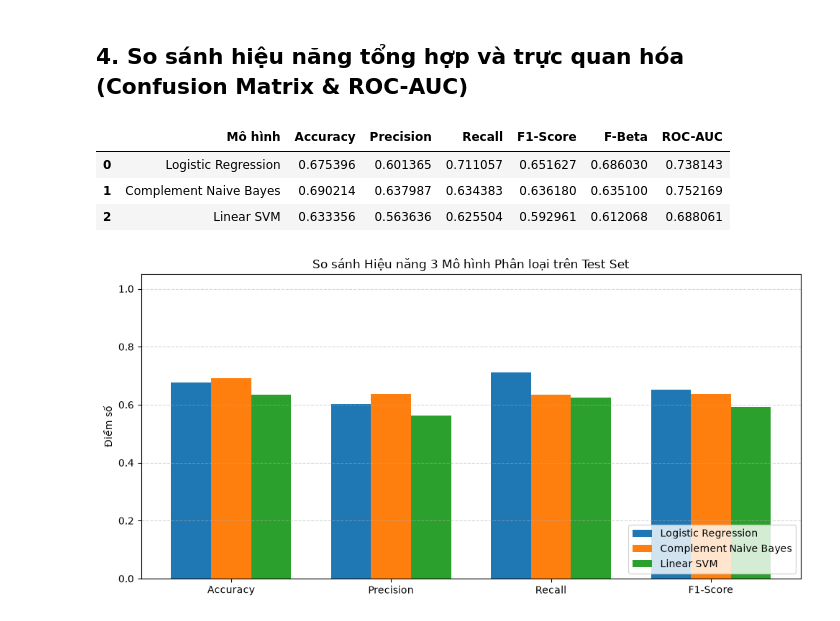
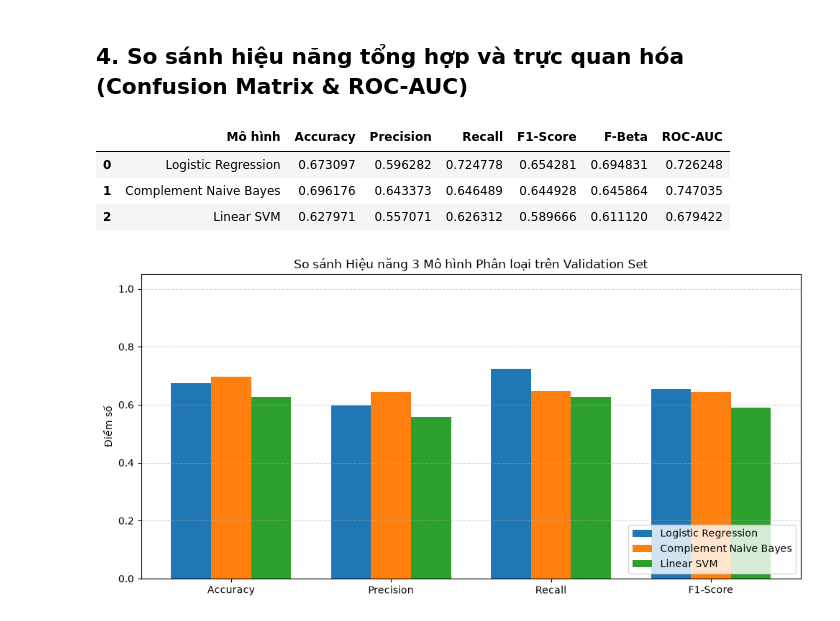
Before and after one commit to iamtien77/spam_classifier, a Jupyter notebook: notebooks/03_model_baseline_and_training.ipynb, the cells around one changed output. Saved outputs shown, nothing was run; the diff lists cells and outputs as text; code cells hidden in the pictures.

```diff
--- a/notebooks/03_model_baseline_and_training.ipynb
+++ b/notebooks/03_model_baseline_and_training.ipynb
@@ -82,20 +88,20 @@ Nạp dữ liệu từ data/processed/...
 # %%
 # Huấn luyện mô hình 1: Logistic Regression From-Scratch
 lr_model = LogisticRegressionFromScratch(
-    C=1.0, learning_rate=1.0, max_iter=150, class_weight='balanced'
+    C=1.0, learning_rate=1.0, max_iter=150, class_weight='balanced', random_state=config.random_state
 )
 print('Đang huấn luyện Logistic Regression From-Scratch...')
 lr_model.fit(X_train, y_train)
 
-y_pred_lr = lr_model.predict(X_test, threshold=0.5)
-y_prob_lr = lr_model.predict_proba(X_test)[:, 1]
+y_pred_lr = lr_model.predict(X_val, threshold=0.5)
+y_prob_lr = lr_model.predict_proba(X_val)[:, 1]
 
-metrics_lr = evaluator.compute_all_metrics(y_test, y_pred_lr, y_prob=y_prob_lr, beta=2.0)
+metrics_lr = evaluator.compute_all_metrics(y_val, y_pred_lr, y_prob=y_prob_lr, beta=2.0)
 
 # Bảng kết quả đánh giá Logistic Regression dạng DataFrame
 df_metrics_lr = pd.DataFrame([{
     "Mô hình": "Logistic Regression (From-Scratch)",
-    "Tập đánh giá": "Test Set (10%)",
+    "Tập đánh giá": "Validation Set (10%)",
     "Accuracy": round(metrics_lr['accuracy'], 4),
     "Precision": round(metrics_lr['precision'], 4),
     "Recall": round(metrics_lr['recall'], 4),
@@ -113,20 +119,20 @@ display(df_metrics_lr)
 # %%
 # Huấn luyện mô hình 2: Support Vector Machines (Linear SVM) From-Scratch
 svm_model = LinearSVMFromScratch(
-    C=1.0, learning_rate=0.5, max_iter=100, class_weight='balanced'
+    C=1.0, learning_rate=0.5, max_iter=100, class_weight='balanced', random_state=config.random_state
 )
 print('Đang huấn luyện Linear SVM From-Scratch...')
 svm_model.fit(X_train, y_train)
 
-y_pred_svm = svm_model.predict(X_test, threshold=0.0)
-y_prob_svm = svm_model.predict_proba(X_test)[:, 1]
+y_pred_svm = svm_model.predict(X_val, threshold=0.0)
+y_prob_svm = svm_model.predict_proba(X_val)[:, 1]
 
-metrics_svm = evaluator.compute_all_metrics(y_test, y_pred_svm, y_prob=y_prob_svm, beta=2.0)
+metrics_svm = evaluator.compute_all_metrics(y_val, y_pred_svm, y_prob=y_prob_svm, beta=2.0)
 
 # Bảng kết quả đánh giá Linear SVM dạng DataFrame
 df_metrics_svm = pd.DataFrame([{
     "Mô hình": "Linear SVM (From-Scratch)",
-    "Tập đánh giá": "Test Set (10%)",
+    "Tập đánh giá": "Validation Set (10%)",
     "Accuracy": round(metrics_svm['accuracy'], 4),
     "Precision": round(metrics_svm['precision'], 4),
     "Recall": round(metrics_svm['recall'], 4),
@@ -147,15 +153,15 @@ nb_model = NaiveBayesClassifier(alpha=1.0, kind='complement')
 print('Đang huấn luyện Complement Naive Bayes From-Scratch...')
 nb_model.fit(X_train, y_train)
 
-y_pred_nb = nb_model.predict(X_test, threshold=0.5)
-y_prob_nb = nb_model.predict_proba(X_test)[:, 1]
+y_pred_nb = nb_model.predict(X_val, threshold=0.5)
+y_prob_nb = nb_model.predict_proba(X_val)[:, 1]
 
-metrics_nb = evaluator.compute_all_metrics(y_test, y_pred_nb, y_prob=y_prob_nb, beta=2.0)
+metrics_nb = evaluator.compute_all_metrics(y_val, y_pred_nb, y_prob=y_prob_nb, beta=2.0)
 
 # Bảng kết quả đánh giá Complement Naive Bayes dạng DataFrame
 df_metrics_nb = pd.DataFrame([{
     "Mô hình": "Complement Naive Bayes (From-Scratch)",
-    "Tập đánh giá": "Test Set (10%)",
+    "Tập đánh giá": "Validation Set (10%)",
     "Accuracy": round(metrics_nb['accuracy'], 4),
     "Precision": round(metrics_nb['precision'], 4),
     "Recall": round(metrics_nb['recall'], 4),
@@ -173,34 +179,34 @@ display(df_metrics_nb)
 # %%
 # Bảng tổng hợp đối sánh 3 mô hình
 summary_df = evaluator.build_comparison_summary({
     'Logistic Regression': metrics_lr,
     'Linear SVM': metrics_svm,
     'Complement Naive Bayes': metrics_nb,
 })
 display(summary_df)
 
 # Trực quan hóa so sánh hiệu năng trên cùng một biểu đồ
 fig, ax = plt.subplots(figsize=(10, 5))
 metrics_plot = ['Accuracy', 'Precision', 'Recall', 'F1-Score']
 x = np.arange(len(metrics_plot))
 width = 0.25
 
 for idx, row in summary_df.iterrows():
     vals = [row[m] for m in metrics_plot]
     ax.bar(x + idx * width, vals, width, label=row['Mô hình'])
 
 ax.set_ylabel('Điểm số')
-ax.set_title('So sánh Hiệu năng 3 Mô hình Phân loại trên Test Set')
+ax.set_title('So sánh Hiệu năng 3 Mô hình Phân loại trên Validation Set')
 ax.set_xticks(x + width)
 ax.set_xticklabels(metrics_plot)
 ax.set_ylim(0, 1.05)
 ax.legend(loc='lower right')
 ax.grid(axis='y', linestyle='--', alpha=0.5)
 plt.tight_layout()
 plt.show()
 # %% [output]
 |  | Mô hình | Accuracy | Precision | Recall | F1-Score | F-Beta | ROC-AUC |
-| 0 | Logistic Regression | 0.675396 | 0.601365 | 0.711057 | 0.651627 | 0.686030 | 0.738143 |
-| 1 | Complement Naive Bayes | 0.690214 | 0.637987 | 0.634383 | 0.636180 | 0.635100 | 0.752169 |
-| 2 | Linear SVM | 0.633356 | 0.563636 | 0.625504 | 0.592961 | 0.612068 | 0.688061 |
+| 0 | Logistic Regression | 0.673097 | 0.596282 | 0.724778 | 0.654281 | 0.694831 | 0.726248 |
+| 1 | Complement Naive Bayes | 0.696176 | 0.643373 | 0.646489 | 0.644928 | 0.645864 | 0.747035 |
+| 2 | Linear SVM | 0.627971 | 0.557071 | 0.626312 | 0.589666 | 0.611120 | 0.679422 |
-[figure, old version]
+[figure, new version]
```
Also changed, not shown: parts of 7 cells of this notebook, 20 other files.
